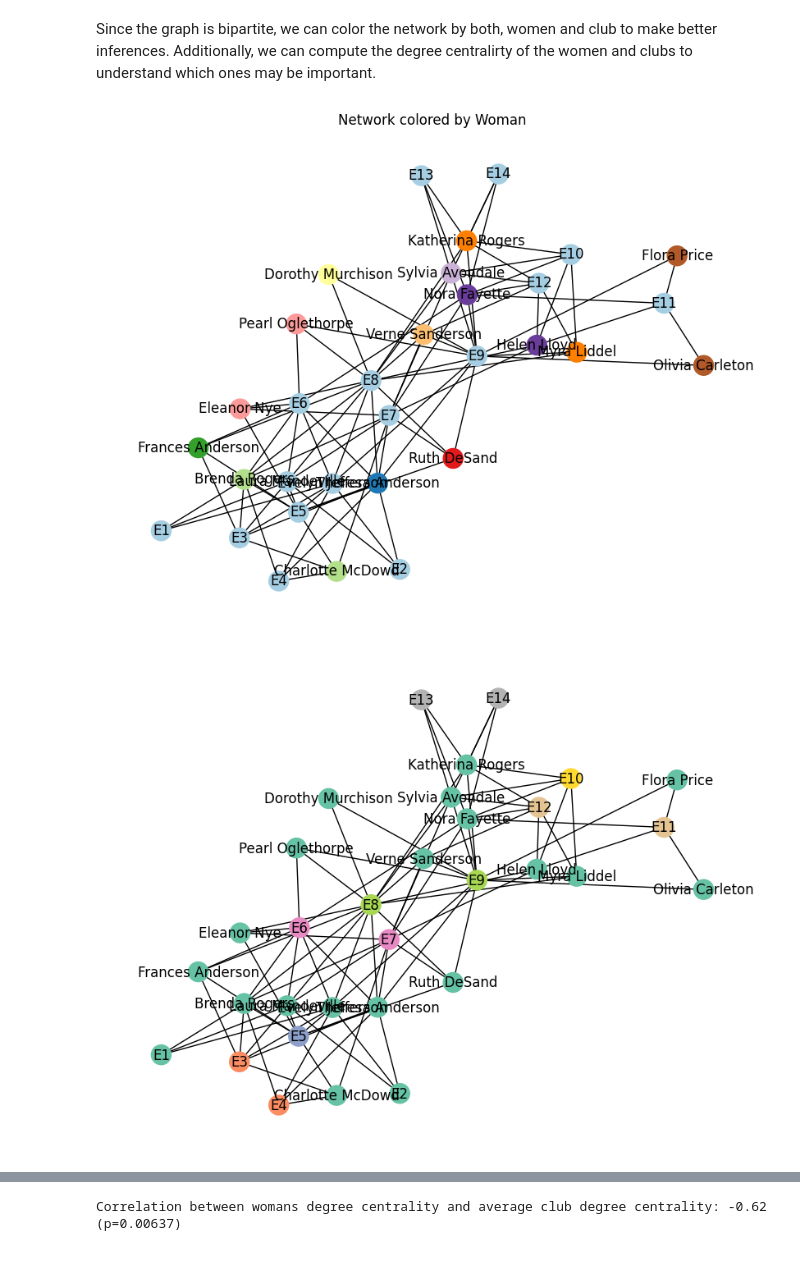
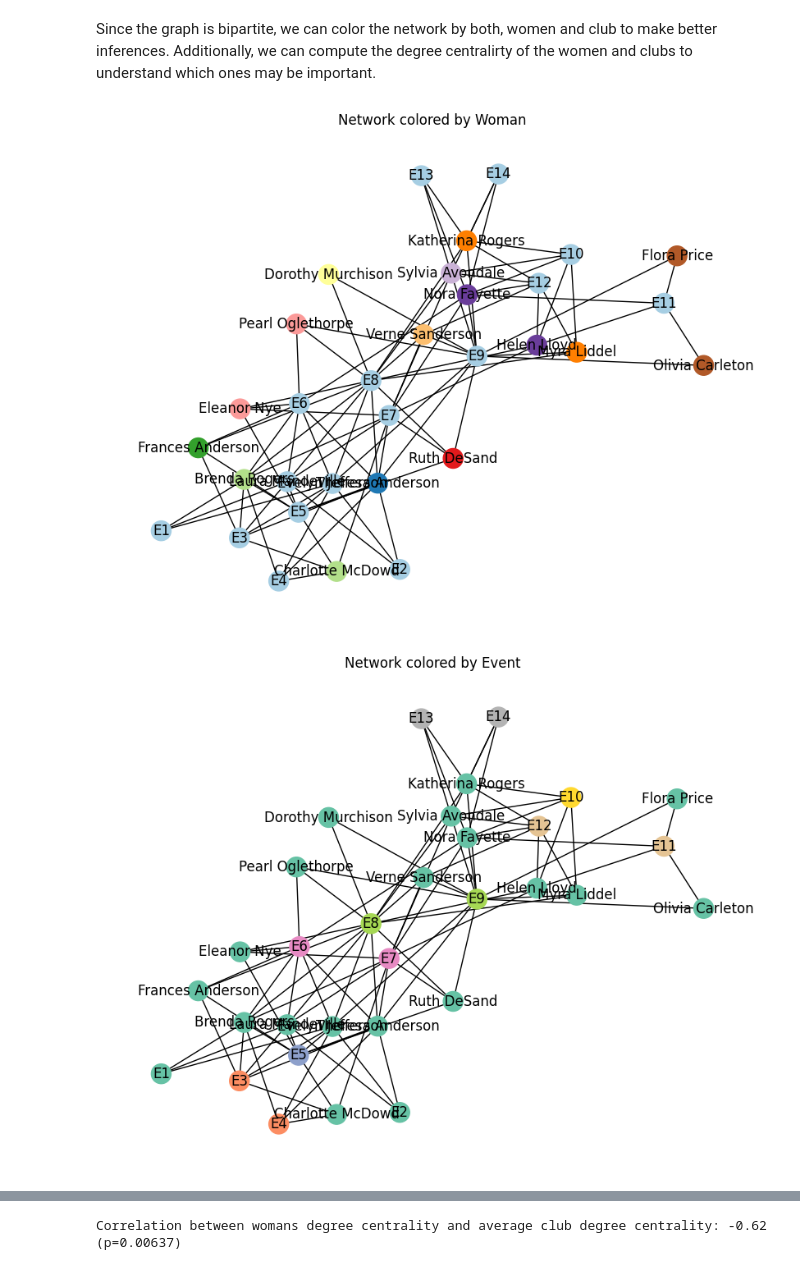
Before and after one commit to lucasweyrich958/DATA620, a Jupyter notebook: Assignment3p2.ipynb, the cells around one changed output, grey strips where cells are left out. Drawn from its saved outputs; the diff is of its cells as text; code cells hidden in the pictures.

```diff
--- a/Assignment3p2.ipynb
+++ b/Assignment3p2.ipynb
@@ -58,27 +58,37 @@ Since the graph is bipartite, we can color the network by both, women and club t
 # %%
 woman_colors = {w: i for i, w in enumerate(women)}
 node_colors_woman = [woman_colors.get(node, 0) for node in G.nodes()]
 plt.figure(figsize=(8, 6))
 nx.draw(G, pos, with_labels=True, node_color=node_colors_woman, cmap=plt.cm.Paired)
 plt.title('Network colored by Woman')
 plt.show()
 
 club_colors = {c: i for i, c in enumerate(clubs)}
 node_colors_clubs = [club_colors.get(node, 0) for node in G.nodes()]
 plt.figure(figsize=(8,6))
 nx.draw(G, pos, with_labels=True, node_color=node_colors_clubs, cmap=plt.cm.Set2)
+plt.title('Network colored by Event')
+plt.show()
+
+colors = ['skyblue' if node in women else 'lightcoral' for node in G.nodes()]
+plt.figure(figsize=(8, 6))
+nx.draw(G, pos, with_labels=True, node_color=colors, edge_color='gray')
+plt.title('Full Network')
+plt.scatter([], [], c='skyblue', label='Women')
+plt.scatter([], [], c='lightcoral', label='Events')
+plt.legend()
 plt.show()
 
 #Network Analysis Women
 centrality = nx.degree_centrality(G)
 print('Degree Centrality Women:')
-for w in women:
-    print(f'{w}: {centrality.get(w,0):.2f}')
+for w, val in sorted(((w, centrality.get(w, 0)) for w in women), key=lambda x: x[1], reverse=True):
+    print(f'{w}: {val:.2f}')
 
 #Network Analysis Clubs
 print('\nDegree Centrality Clubs:')
-for c in clubs:
-    print(f'{c}: centrality.get(c,0):.2f')
+for c, val in sorted(((c, centrality.get(c, 0)) for c in clubs), key=lambda x: x[1], reverse=True):
+    print(f'{c}: {val:.2f}')
 # %% [output]
 [figure]
-[figure, old version]
+[figure, new version]
```
Also changed, not shown: parts of 7 cells of this notebook.
